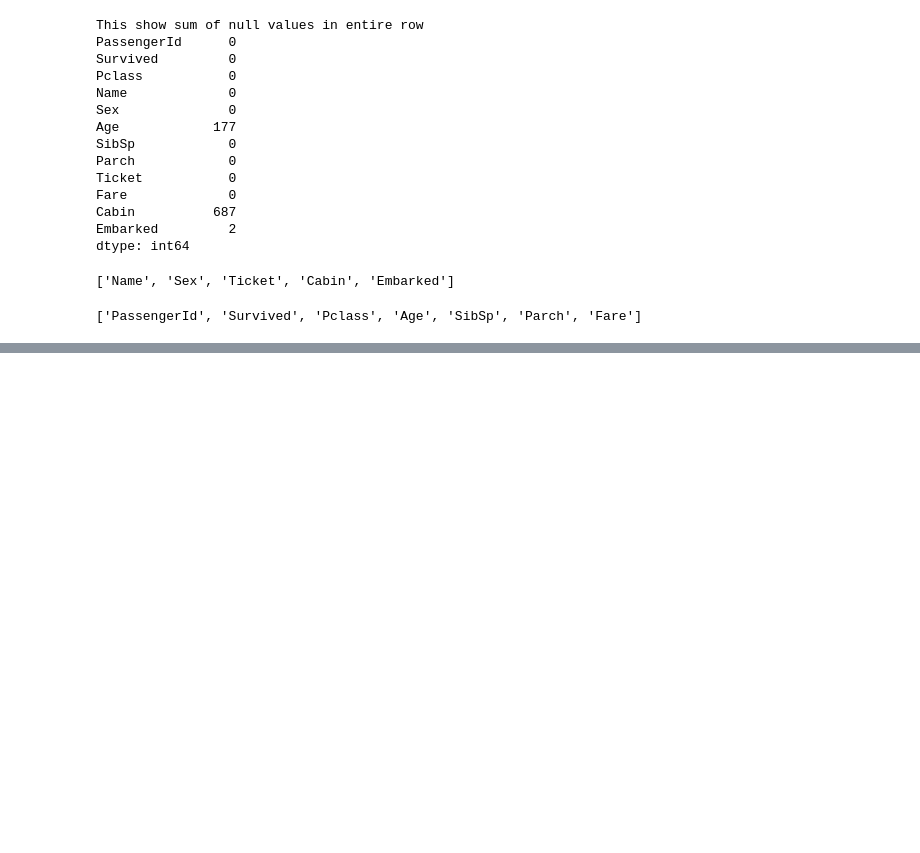
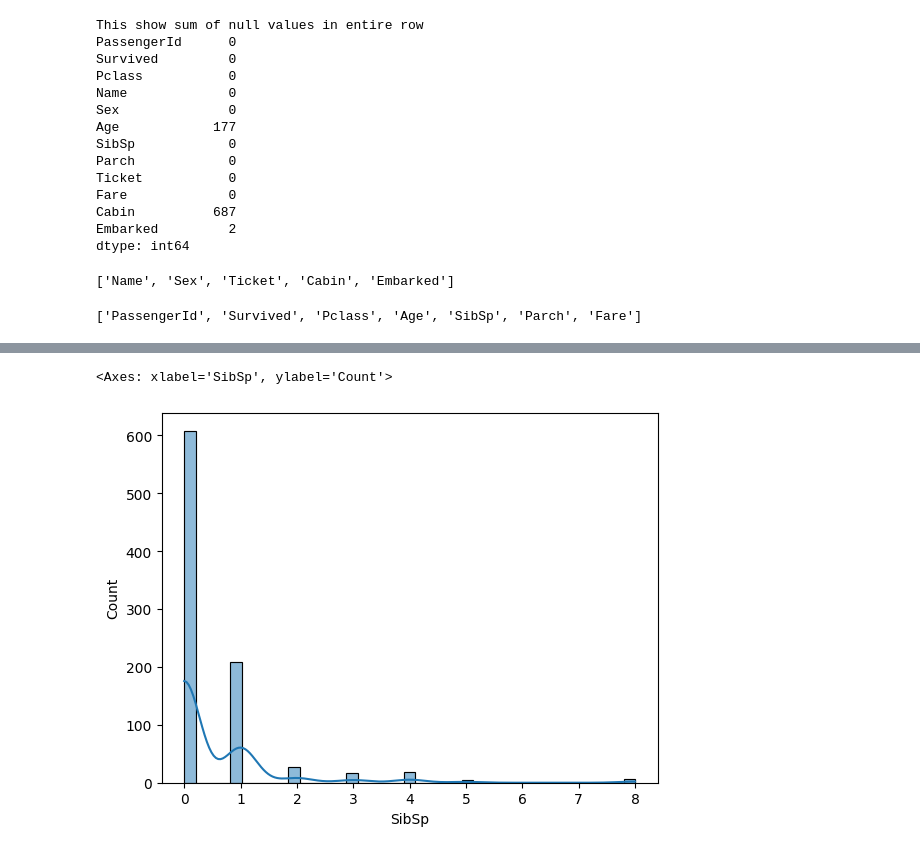
Before and after one commit to SonuDJ55/EDAof-Varity-DATA, a Jupyter notebook: Ttianic_EDA.ipynb, the cells around one changed output, grey strips where cells are left out. Saved outputs shown, nothing was run; the diff lists cells and outputs as text; code cells hidden in the pictures; blank space fills up the shorter version.

```diff
--- a/Ttianic_EDA.ipynb
+++ b/Ttianic_EDA.ipynb
@@ -188,0 +209,6 @@ num_feature
+# %%
+#For numerical data we use 1) Histogram 2) Displot 3) Boxplot
+sns.histplot(titanic["SibSp"],kde='True')
+# %% [output]
+<Axes: xlabel='SibSp', ylabel='Count'>
+[figure, added]
```
Also changed, not shown: parts of 24 cells of this notebook, 2 other files.
